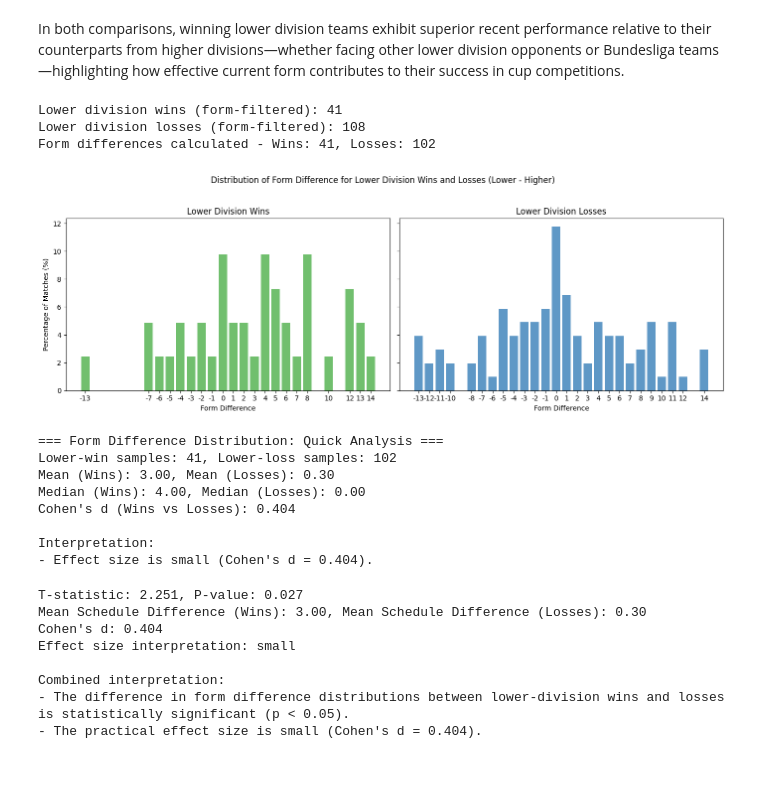
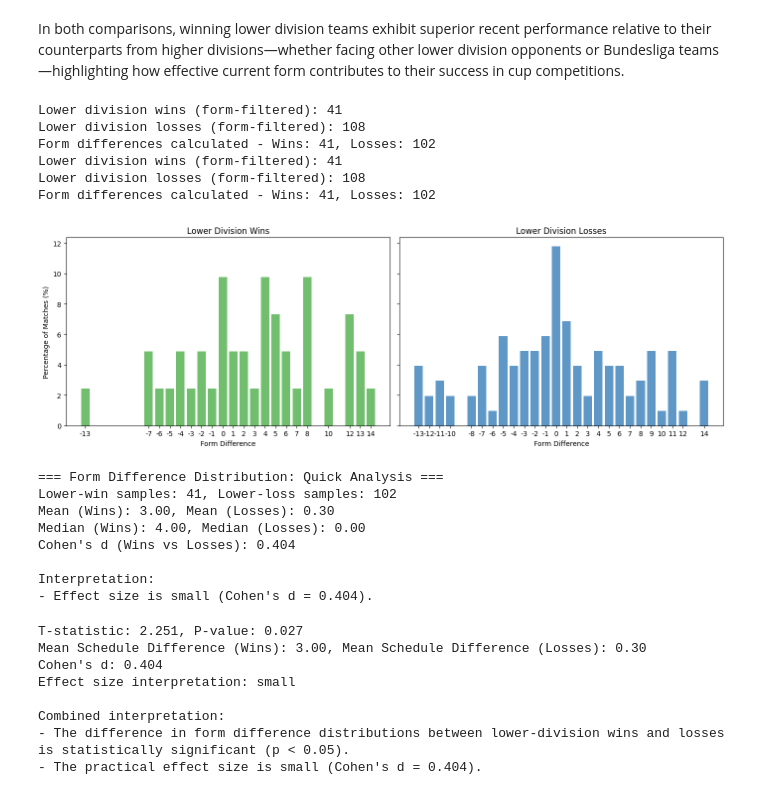
Before and after one commit to armin2080/DFB-Cup, a Jupyter notebook: notebook.ipynb, the cells around one changed output. Saved outputs shown, nothing was run; the diff lists cells and outputs as text; code cells hidden in the pictures.

```diff
--- a/notebook.ipynb
+++ b/notebook.ipynb
@@ -1118,0 +987,40 @@ against higher division opponents, showcasing the tournament's unpredictable nat
+# %%
+# Map win rates to tournament rounds
+winning_rates['dfb_win_round'] = winning_rates['dfb_win_rate'].replace({
+    0.5:"Round 2", 0.67:"Round of 16", 0.75:"Quarterfinals", 0.8:"Semi-finals", 0.83:"Finals"
+})
+
+plt.figure(figsize=(8, 6))
+
+# Create discrete color mapping for divisions (only 2, 3, 4)
+division_colors = {2: '#1f77b4', 3: '#ff7f0e', 4: '#2ca02c'}  # Blue, Orange, Green
+colors = [division_colors[div] for div in winning_rates['winner_division']]
+
+# Map round names to numeric positions for proper ordering
+round_order = ['Round 2', 'Round of 16', 'Quarterfinals', 'Semi-finals', 'Finals']
+round_positions = {round_name: i for i, round_name in enumerate(round_order)}
+y_positions = [round_positions[round_name] for round_name in winning_rates['dfb_win_round']]
+
+plt.scatter(
+    winning_rates['non_dfb_win_rate'],
+    y_positions,
+    s=40,  # bigger dots
+    edgecolor='black',
+    c=colors
+)
+
+# Create custom legend for divisions
+legend_elements = [Patch(facecolor=division_colors[div], label=f'Division {div}')
+                  for div in sorted(division_colors.keys())]
+plt.legend(handles=legend_elements, title='Division (lower = higher tier)',
+          loc=(0.02, 0.75), fontsize=8, title_fontsize=9)
+
+plt.xlabel('Non-DFB Win Rate')
+plt.ylabel('DFB-Pokal Round')
+
+# Set custom y-axis order for tournament rounds
+plt.yticks(range(len(round_order)), round_order)
+
+plt.grid(True, linestyle='--', alpha=0.6)
+plt.tight_layout()
+plt.show()
@@ -2271,7 +2360,7 @@ axes[1].set_xticklabels(loss_keys)
 axes[1].set_xlabel('Form Difference')
 axes[1].set_title('Lower Division Losses')
 
-plt.suptitle('Distribution of Form Difference for Lower Division Wins and Losses (Lower - Higher)')
+# plt.suptitle('Distribution of Form Difference for Lower Division Wins and Losses (Lower - Higher)')
 plt.tight_layout(rect=[0, 0, 1, 0.95])
 plt.show()
 
@@ -2298,34 +2387,37 @@ try:
 
     print('\n=== Form Difference Distribution: Quick Analysis ===')
     print(f'Lower-win samples: {wins_n}, Lower-loss samples: {losses_n}')
     print(f'Mean (Wins): {wins_mean:.2f}, Mean (Losses): {losses_mean:.2f}')
     print(f'Median (Wins): {wins_median:.2f}, Median (Losses): {losses_median:.2f}')
     print(f"Cohen's d (Wins vs Losses): {d:.3f}")
 
     # Simple interpretation heuristics
     print('\nInterpretation:')
     if np.isnan(d):
         print('- Not enough data to compute effect size.')
     else:
         if abs(d) < 0.2:
             es_desc = 'negligible'
         elif abs(d) < 0.5:
             es_desc = 'small'
         elif abs(d) < 0.8:
             es_desc = 'medium'
         else:
             es_desc = 'large'
 
         print(f"- Effect size is {es_desc} (Cohen's d = {d:.3f}).")
         # Relationship to t-test result will be printed in the next cell (t-test computed there)
 
 except Exception as e:
     print('Could not compute distribution quick analysis:', e)
 # %% [output]
 Lower division wins (form-filtered): 41
 Lower division losses (form-filtered): 108
 Form differences calculated - Wins: 41, Losses: 102
+Lower division wins (form-filtered): 41
+Lower division losses (form-filtered): 108
+Form differences calculated - Wins: 41, Losses: 102
-[figure, old version]
+[figure, new version]
 === Form Difference Distribution: Quick Analysis ===
 Lower-win samples: 41, Lower-loss samples: 102
 Mean (Wins): 3.00, Mean (Losses): 0.30
```
Also changed, not shown: parts of 22 cells of this notebook.
